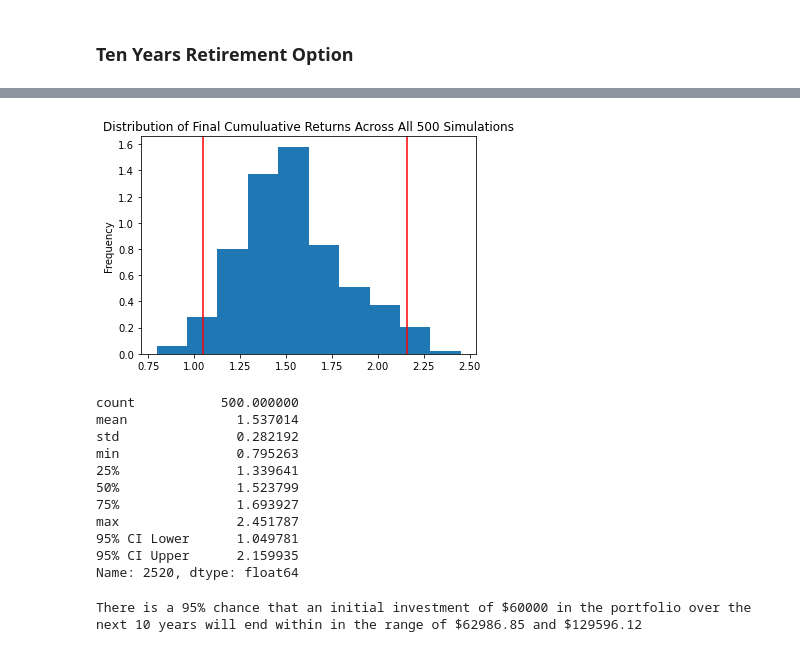
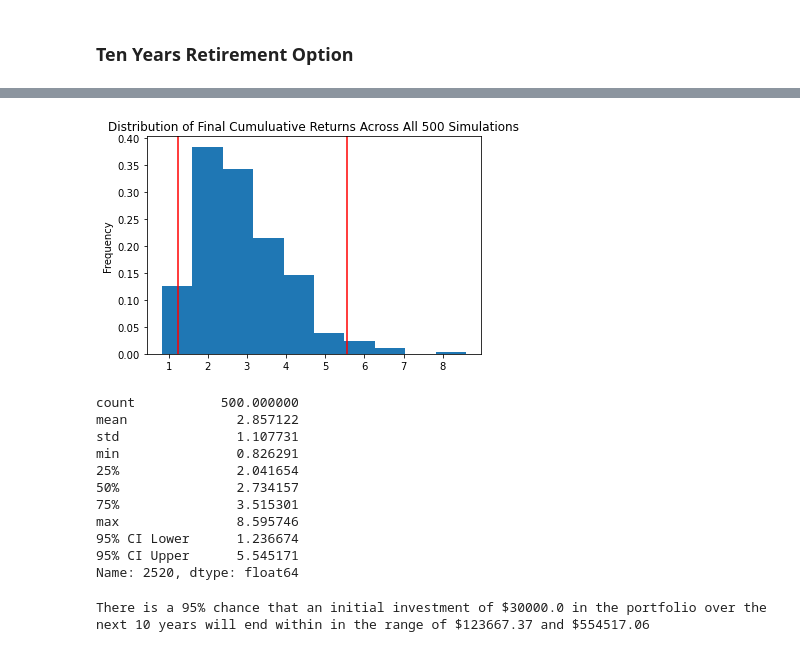
Before and after one commit to Avrpatel/MonteCarlo-Simulations, a Jupyter notebook: Starter_Code/financial-planner.ipynb, the cells around one changed output, grey strips where cells are left out. Cells and saved outputs as stored; diff of their text form; code cells hidden in the pictures.

Commit message:
homework completed along with challenge problems. still having trouble with pie chart portion.

```diff
--- a/Starter_Code/financial-planner.ipynb
+++ b/Starter_Code/financial-planner.ipynb
@@ -180,7 +186,13 @@ end_date = pd.Timestamp('2021-05-01', tz='America/New_York').isoformat()
 # %%
 # Get 5 years' worth of historical data for SPY and AGG
 # (use a limit=1000 parameter to call the most recent 1000 days of data)
-# YOUR CODE HERE!
+
+df_stock_data = api.get_barset(
+    tickers,
+    timeframe,
+    start = start_date,
+    end = end_date,
+    limit=1000).df
 
 # Display sample data
 df_stock_data.head()
@@ -388,3 +435,11 @@ There is a 95% chance that an initial investment of $60000 in the portfolio over
 # %% [markdown]
 ### Ten Years Retirement Option
+# %%
+# Configuring a Monte Carlo simulation to forecast 10 years cumulative returns
+MC_Stock_10yr = MCSimulation(
+    portfolio_data= df_stock_data,
+    weights = [.40, .60],
+    num_simulation= 500,
+    num_trading_days=252 * 10
+)
 # %%
@@ -432,36 +495,37 @@ Running Monte Carlo simulation number 490.
 # %%
 # Plot probability distribution and confidence intervals
-# YOUR CODE HERE!
+stock_10yr_dist_plot = MC_Stock_10yr.plot_distribution()
 # %% [output]
-[figure, old version]
+[figure, new version]
 # %%
 # Fetch summary statistics from the Monte Carlo simulation results
-# YOUR CODE HERE!
+stock_10yr_tbl = MC_Stock_10yr.summarize_cumulative_return()
 
 # Print summary statistics
-# YOUR CODE HERE!
+print(stock_10yr_tbl)
 # %% [output]
 count           500.000000
-mean              1.537014
-std               0.282192
-min               0.795263
-25%               1.339641
-50%               1.523799
-75%               1.693927
-max               2.451787
-95% CI Lower      1.049781
-95% CI Upper      2.159935
+mean              2.857122
+std               1.107731
+min               0.826291
+25%               2.041654
+50%               2.734157
+75%               3.515301
+max               8.595746
+95% CI Lower      1.236674
+95% CI Upper      5.545171
 Name: 2520, dtype: float64
 # %%
 # Set initial investment
-# YOUR CODE HERE!
+new_initial_investment_10yr = 100000
 
 # Use the lower and upper `95%` confidence intervals to calculate the range of the possible outcomes of our $60,000
-# YOUR CODE HERE!
+ci_lower_ten = round(stock_10yr_tbl[8] * new_initial_investment_10yr, 2)
+ci_upper_ten = round(stock_10yr_tbl[9] * new_initial_investment_10yr, 2)
 
 # Print results
 print(f"There is a 95% chance that an initial investment of ${initial_investment} in the portfolio"
       f" over the next 10 years will end within in the range of"
       f" ${ci_lower_ten} and ${ci_upper_ten}")
 # %% [output]
-There is a 95% chance that an initial investment of $60000 in the portfolio over the next 10 years will end within in the range of $62986.85 and $129596.12
+There is a 95% chance that an initial investment of $30000.0 in the portfolio over the next 10 years will end within in the range of $123667.37 and $554517.06
```
Also changed, not shown: parts of 27 cells of this notebook.
